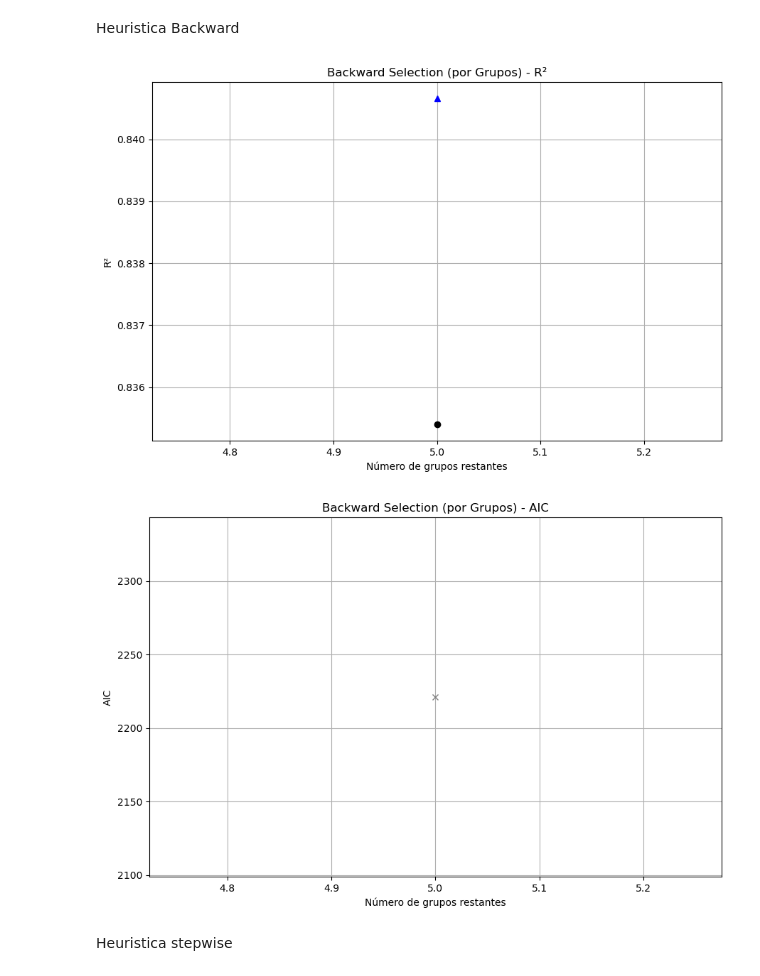
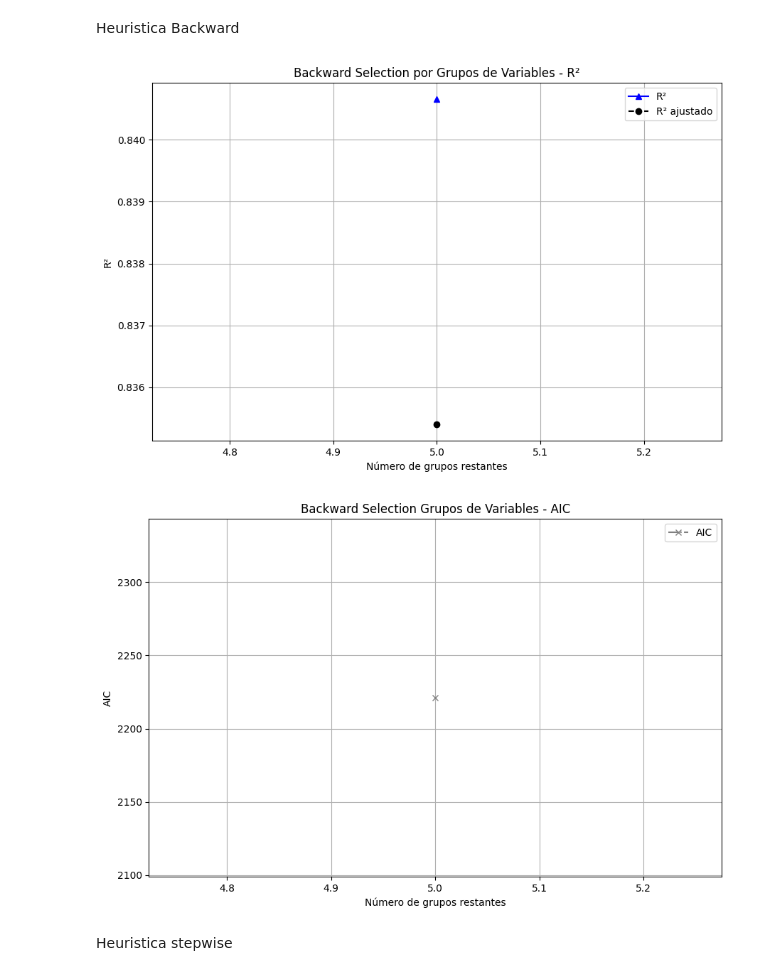
Before and after one commit to salvarezg0911/Modelos-de-prediccion-Tesis, a Jupyter notebook: Resultados/Modelos SOLO con irrigacion.ipynb, the cells around one changed output. Saved outputs shown, nothing was run; the diff lists cells and outputs as text; code cells hidden in the pictures.

```diff
--- a/Resultados/Modelos SOLO con irrigacion.ipynb
+++ b/Resultados/Modelos SOLO con irrigacion.ipynb
@@ -573,39 +574,42 @@ while len(selected) > 0:
             worst_candidate = candidate
             best_model = model
 
     if worst_candidate is not None:
         selected.remove(worst_candidate)
         current_aic = best_aic
 
         r2_list.append(best_model.rsquared)
         adj_r2_list.append(best_model.rsquared_adj)
         aic_list.append(best_model.aic)
         num_vars.append(len(selected))
     else:
         break
 
-# Gráfica
+# Gráfica R²
 plt.figure(figsize=(9, 6))
 plt.plot(num_vars, r2_list, marker='^', linestyle='-', label="R²", color='blue')
 plt.plot(num_vars, adj_r2_list, marker='o', linestyle='--', label="R² ajustado", color='black')
 plt.xlabel("Número de grupos restantes")
 plt.ylabel("R²")
-plt.title("Backward Selection (por Grupos) - R²")
+plt.title("Backward Selection por Grupos de Variables - R²")
 plt.grid(True)
+plt.legend()
 plt.tight_layout()
 plt.show()
 
+# Gráfica AIC
 plt.figure(figsize=(9, 6))
-plt.plot(num_vars, aic_list, marker='x', linestyle='-', label="AIC", color='gray')
+plt.plot(num_vars, aic_list, marker='x', linestyle='-.', label="AIC", color='gray')
 plt.xlabel("Número de grupos restantes")
 plt.ylabel("AIC")
-plt.title("Backward Selection (por Grupos) - AIC")
+plt.title("Backward Selection Grupos de Variables - AIC")
 plt.grid(True)
+plt.legend()
 plt.tight_layout()
 plt.show()
 # %% [output]
-[figure, old version]
+[figure, new version]
-[figure, old version]
+[figure, new version]
 # %% [markdown]
 Heuristica stepwise
 # %%
```
Also changed, not shown: parts of 19 cells of this notebook, 1 other file.
